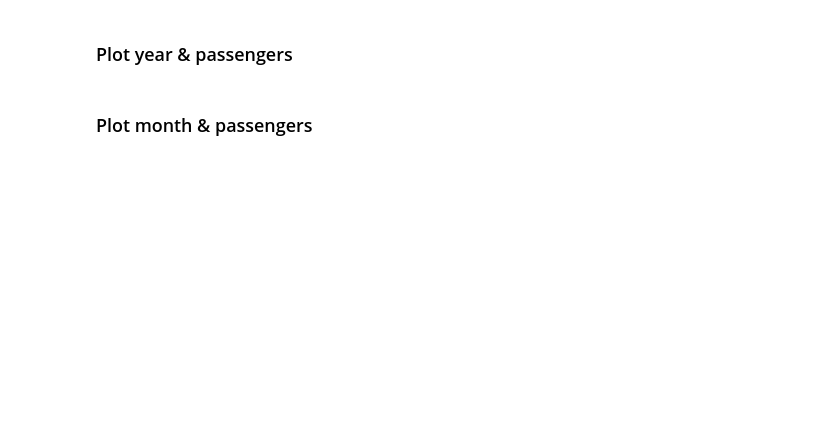
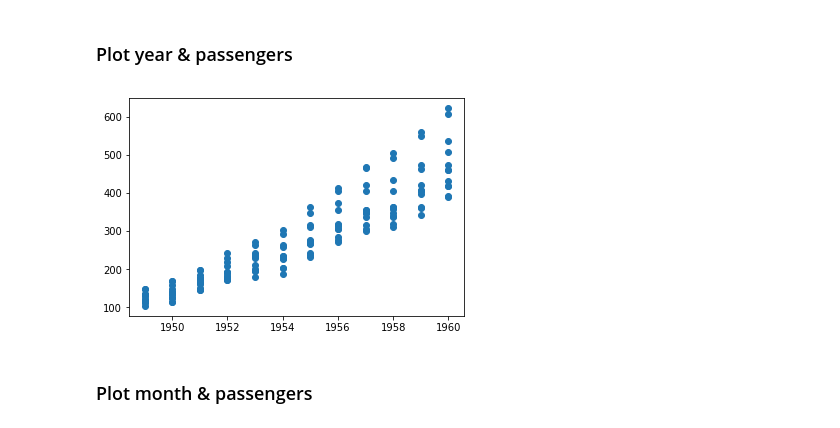
Before and after one commit to bloominstituteoftechnology/DS-Sprint-02-Storytelling-With-Data, a Jupyter notebook: module2-choose-appropriate-visualizations/LS_DS_122_Choose_appropriate_visualizations.ipynb, the cells around one changed output. Cells and saved outputs as stored; diff of their text form; code cells hidden in the pictures; blank space fills up the shorter version.

```diff
--- a/module2-choose-appropriate-visualizations/LS_DS_122_Choose_appropriate_visualizations.ipynb
+++ b/module2-choose-appropriate-visualizations/LS_DS_122_Choose_appropriate_visualizations.ipynb
@@ -126,4 +152,9 @@ flights = sns.load_dataset('flights')
 # %% [markdown]
 ### Plot year & passengers
+# %%
+plt.scatter(flights['year'], flights['passengers']);
+# sns.lmplot(x='year', y='passengers', col='year', hue='year', data=flights)
+# %% [output]
+[figure, added]
 # %% [markdown]
 ### Plot month & passengers
```
Also changed, not shown: parts of 9 cells of this notebook.
